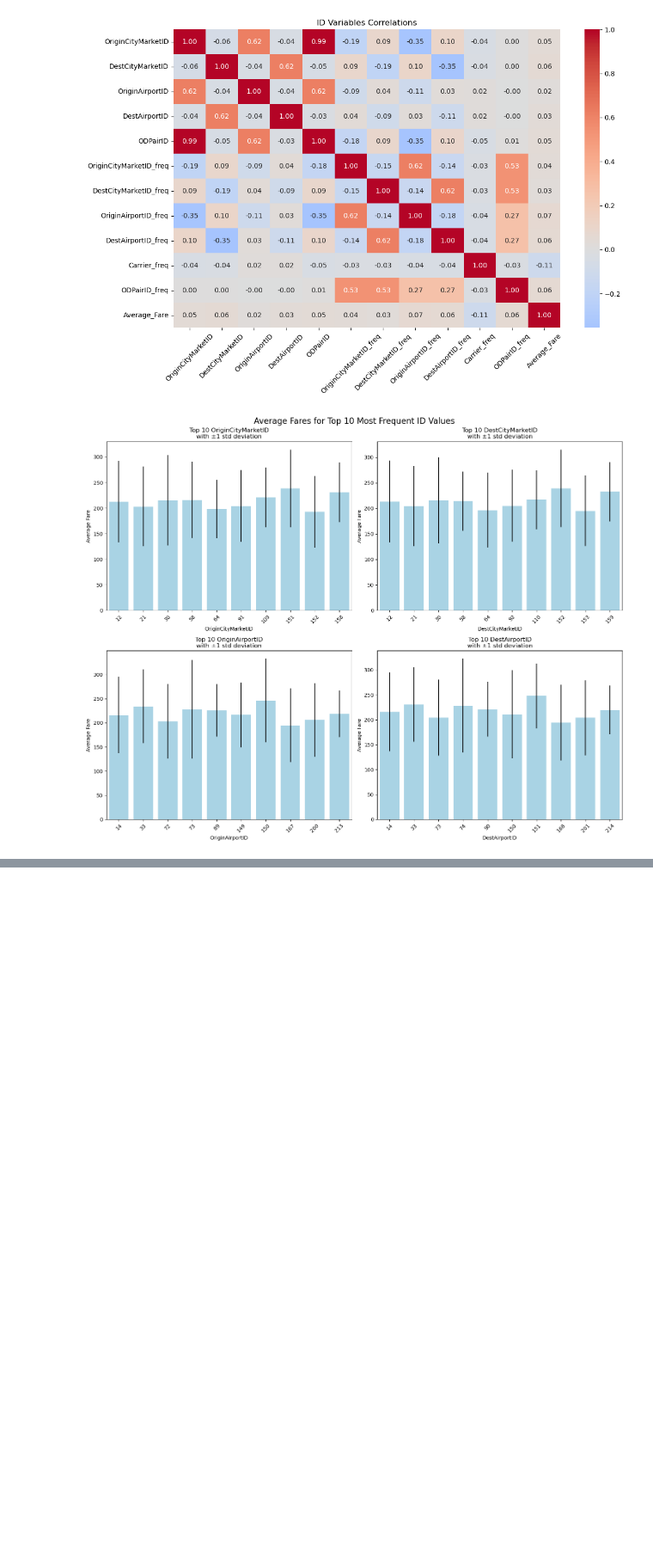
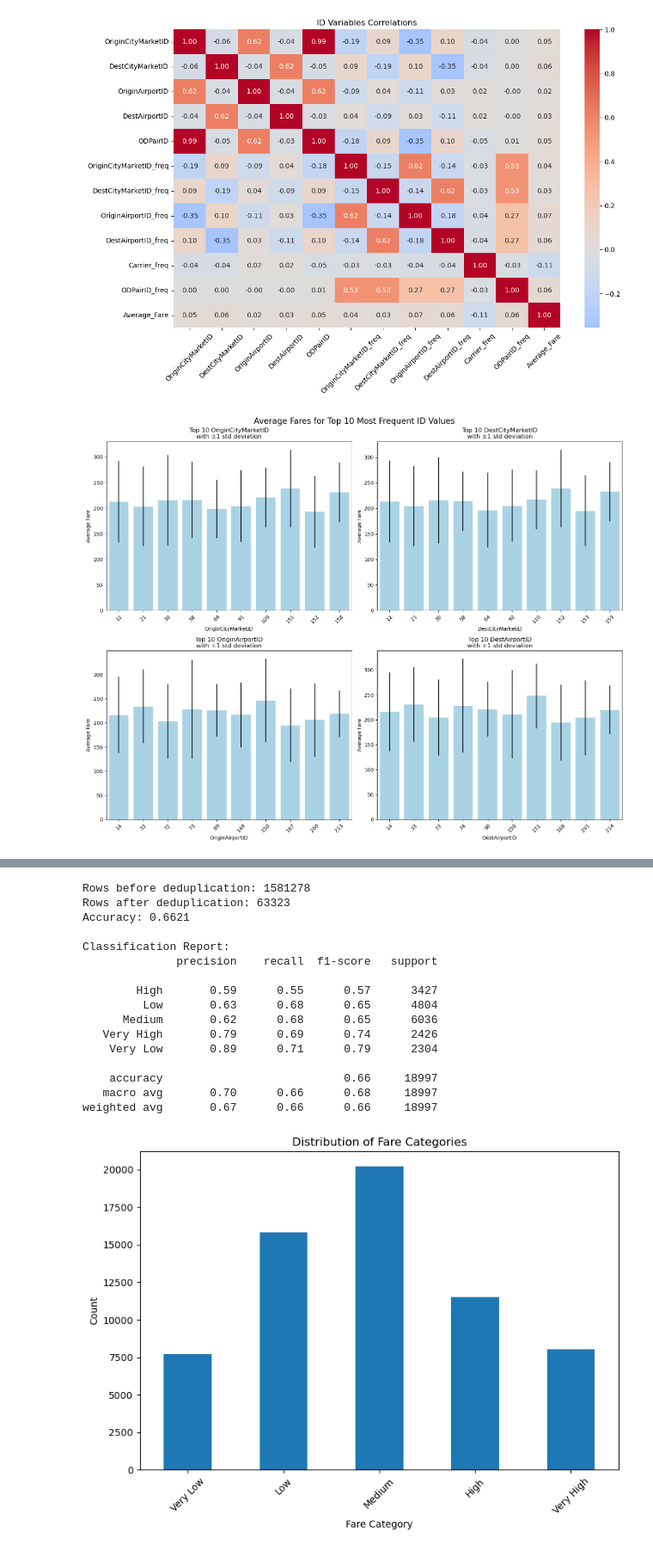
Before and after one commit to mariapycior/airline-fair-prediction-ML, a Jupyter notebook: analysis.ipynb, the cells around one changed output, grey strips where cells are left out. Shown at 86% size. Cells and saved outputs as stored; diff of their text form; code cells hidden in the pictures; blank space fills up the shorter version.

```diff
--- a/analysis.ipynb
+++ b/analysis.ipynb
@@ -282,0 +362,65 @@ Name: Average_Fare, dtype: float64
+# %%
+from sklearn.tree import DecisionTreeClassifier
+from sklearn.metrics import accuracy_score, classification_report
+import matplotlib.pyplot as plt
+
+# Select key features
+features = ['MktCoupons', 'NonStopMiles', 'RoundTrip', 'Circuity',
+           'Non_Stop', 'MktMilesFlown', 'Carrier_freq']
+
+# Select needed columns and remove duplicates
+selected_df = df[features + ['Average_Fare']]
+print(f"Rows before deduplication: {len(selected_df)}")
+selected_df = selected_df.drop_duplicates()
+print(f"Rows after deduplication: {len(selected_df)}")
+
+# Create price bins
+bins = [0, 150, 200, 250, 300, np.inf]
+labels = ['Very Low', 'Low', 'Medium', 'High', 'Very High']
+selected_df['fare_category'] = pd.cut(selected_df['Average_Fare'], bins=bins, labels=labels)
+
+# Create feature matrix and target
+X = selected_df[features]
+y = selected_df['fare_category']
+
+# Split data
+X_train, X_test, y_train, y_test = train_test_split(X, y, test_size=0.3, random_state=42)
+
+# Create and train classifier
+tree_clf = DecisionTreeClassifier(max_depth=8, random_state=42)
+tree_clf.fit(X_train, y_train)
+
+# Evaluate
+y_pred = tree_clf.predict(X_test)
+accuracy = accuracy_score(y_test, y_pred)
+print(f"Accuracy: {accuracy:.4f}")
+print("\nClassification Report:")
+print(classification_report(y_test, y_pred))
+
+# Visualize distribution
+plt.figure(figsize=(8, 6))
+selected_df['fare_category'].value_counts().sort_index().plot(kind='bar')
+plt.title('Distribution of Fare Categories')
+plt.xlabel('Fare Category')
+plt.ylabel('Count')
+plt.xticks(rotation=45)
+plt.tight_layout()
+plt.show()
+# %% [output]
+Rows before deduplication: 1581278
+Rows after deduplication: 63323
+Accuracy: 0.6621
+
+Classification Report:
+              precision    recall  f1-score   support
+
+        High       0.59      0.55      0.57      3427
+         Low       0.63      0.68      0.65      4804
+      Medium       0.62      0.68      0.65      6036
+   Very High       0.79      0.69      0.74      2426
+    Very Low       0.89      0.71      0.79      2304
+
+    accuracy                           0.66     18997
+   macro avg       0.70      0.66      0.68     18997
+weighted avg       0.67      0.66      0.66     18997
+[figure, added]
```
Also changed, not shown: parts of 5 cells of this notebook, 6 other files.
